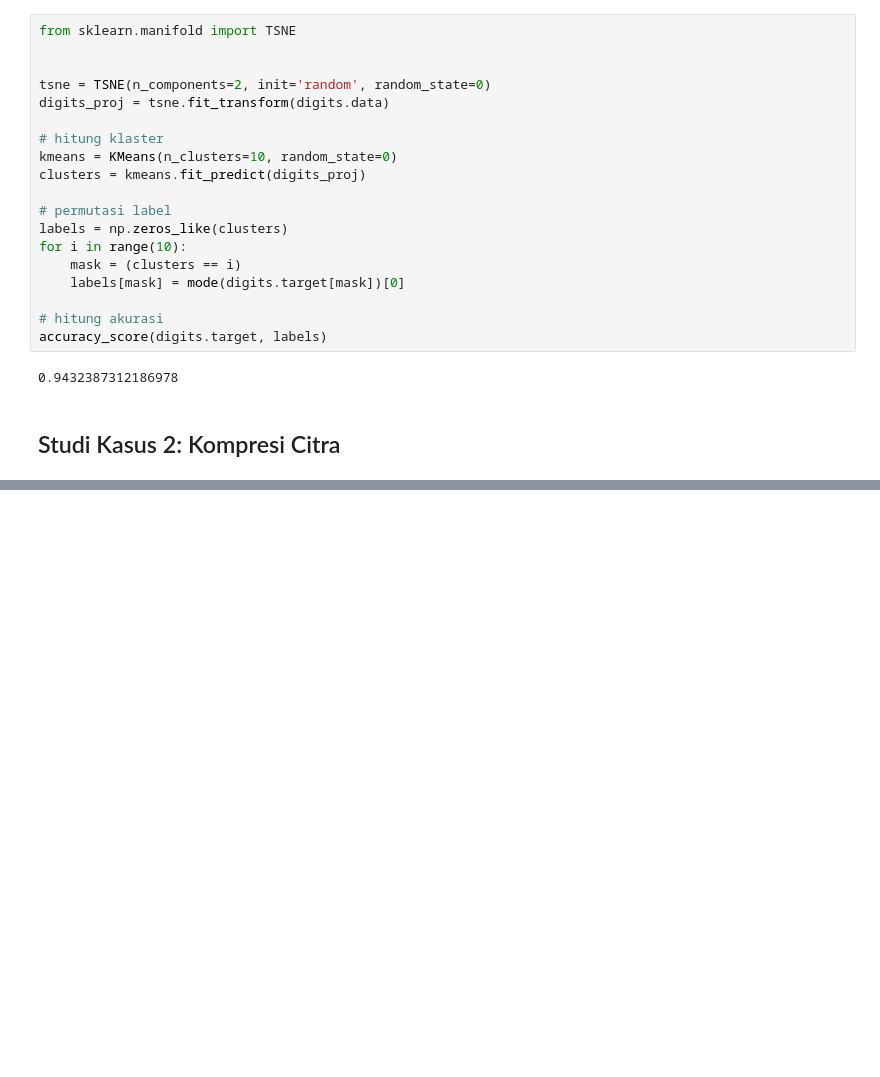
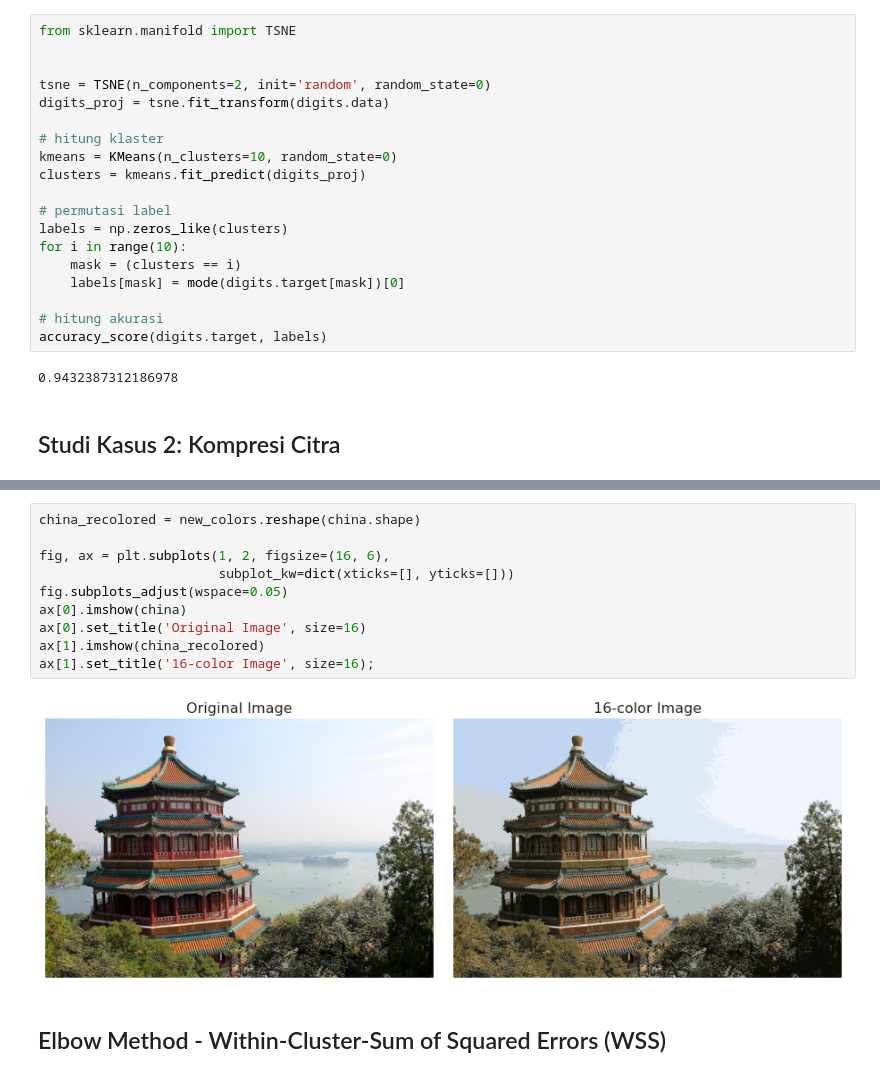
Before and after one commit to almirars/MachineLearning, a Jupyter notebook: Pertemuan_14.ipynb, the cells around one changed output, grey strips where cells are left out. Saved outputs shown, nothing was run; the diff lists cells and outputs as text; blank space fills up the shorter version.

```diff
--- a/Pertemuan_14.ipynb
+++ b/Pertemuan_14.ipynb
@@ -164,0 +216,14 @@ accuracy_score(digits.target, labels)
+# %%
+china_recolored = new_colors.reshape(china.shape)
+
+fig, ax = plt.subplots(1, 2, figsize=(16, 6),
+                       subplot_kw=dict(xticks=[], yticks=[]))
+fig.subplots_adjust(wspace=0.05)
+ax[0].imshow(china)
+ax[0].set_title('Original Image', size=16)
+ax[1].imshow(china_recolored)
+ax[1].set_title('16-color Image', size=16);
+# %% [output]
+[figure, added]
+# %% [markdown]
+## Elbow Method - Within-Cluster-Sum of Squared Errors (WSS)
```
Also changed, not shown: parts of 29 cells of this notebook.
